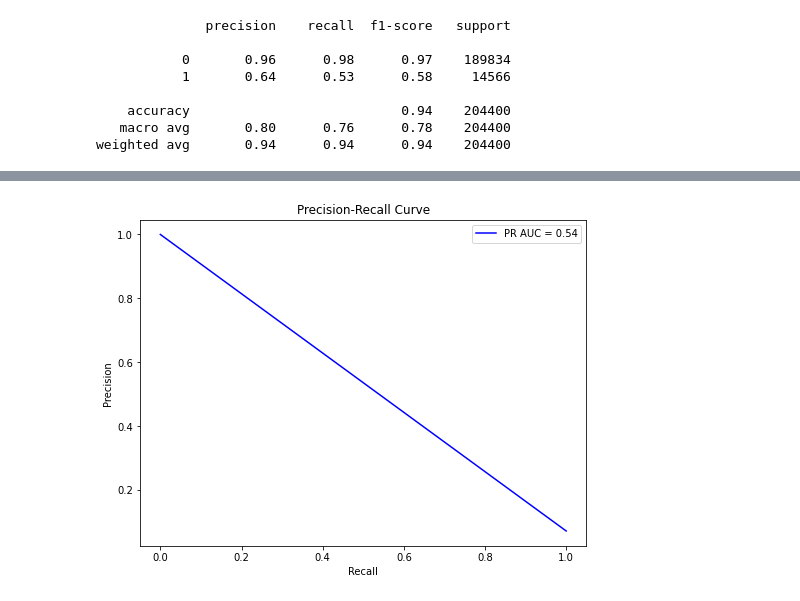
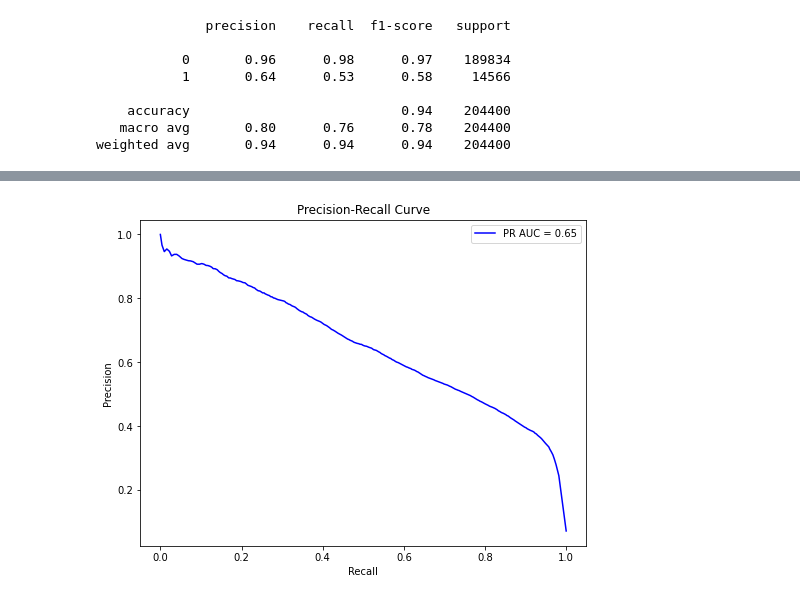
Before and after one commit to azadehansari/CapstoneProject2-COVID_Analysis, a Jupyter notebook: notebooks/04. Moddeling.ipynb, the cells around one changed output, grey strips where cells are left out. Drawn from its saved outputs; the diff is of its cells as text; code cells hidden in the pictures.

```diff
--- a/notebooks/04. Moddeling.ipynb
+++ b/notebooks/04. Moddeling.ipynb
@@ -32,7 +64,3 @@ y_train = df_train['DIED']
 
 x_test = df_test.drop(columns = ['DIED'])
 y_test = df_test['DIED']
-# %%
-lr = LogisticRegression()
-
-lr.fit(x_train, y_train)
@@ -171,19 +222,22 @@ plt.show()
 # Random Forest
 # %%
 from sklearn.ensemble import RandomForestClassifier
-clf = RandomForestClassifier(n_estimators=300, random_state = 1,n_jobs=-1)
-model_res = clf.fit(x_train, y_train)
-y_pred = model_res.predict(x_test)
-y_pred_prob = model_res.predict_proba(x_test)
-lr_probs = y_pred_prob[:,1]
-ac = accuracy_score(y_test, y_pred)
 
-f1 = f1_score(y_test, y_pred, average='weighted')
-cm = confusion_matrix(y_test, y_pred)
+rf_clf = RandomForestClassifier(n_estimators=300, random_state=1, n_jobs=-1)
+rf_model_res = rf_clf.fit(x_train, y_train)
+rf_y_pred = rf_model_res.predict(x_test)
+rf_y_pred_prob = rf_model_res.predict_proba(x_test)[:, 1]
+rf_ac = accuracy_score(y_test, rf_y_pred)
+rf_f1 = f1_score(y_test, rf_y_pred, average='weighted')
+rf_cm = confusion_matrix(y_test, rf_y_pred)
 
-print('Random Forest: Accuracy=%.3f' % (ac))
+print('Random Forest: Accuracy=%.3f' % (rf_ac))
 
-print('Random Forest: f1-score=%.3f' % (f1))
+print('Random Forest: f1-score=%.3f' % (rf_f1))
+
+# Evaluation
+plot_roc_curve(y_test, rf_y_pred_prob, 'Random Forest')
+plot_precision_recall_curve(y_test, rf_y_pred_prob, 'Random Forest')
 # %% [output]
 Random Forest: Accuracy=0.945
 Random Forest: f1-score=0.943
@@ -229,15 +255,14 @@ weighted avg       0.86      0.93      0.89    817599
 # %%
- # Calculate precision-recall curve
-precision, recall, thresholds = precision_recall_curve(y_test, y_test_predicted)
+precision, recall, thresholds = precision_recall_curve(y_test, rf_y_pred_prob)
 pr_auc = auc(recall, precision)
 
 # Plot precision-recall curve
 plt.figure(figsize=(8, 6))
 plt.plot(recall, precision, color='b', label=f'PR AUC = {pr_auc:.2f}')
 plt.xlabel('Recall')
 plt.ylabel('Precision')
 plt.title('Precision-Recall Curve')
 plt.legend(loc='best')
 plt.show()
 # %% [output]
-[figure, old version]
+[figure, new version]
```
Also changed, not shown: parts of 25 cells of this notebook, 11 other files.
